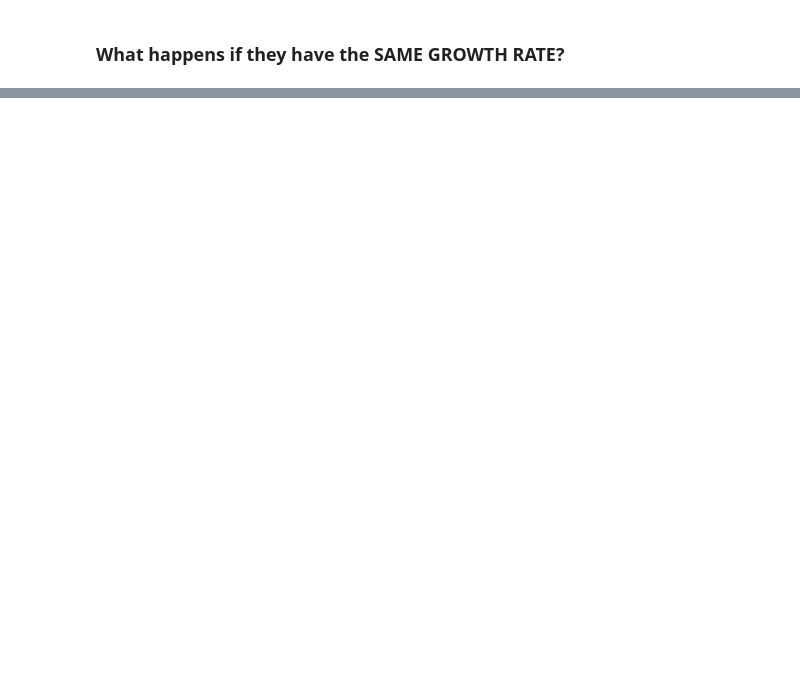
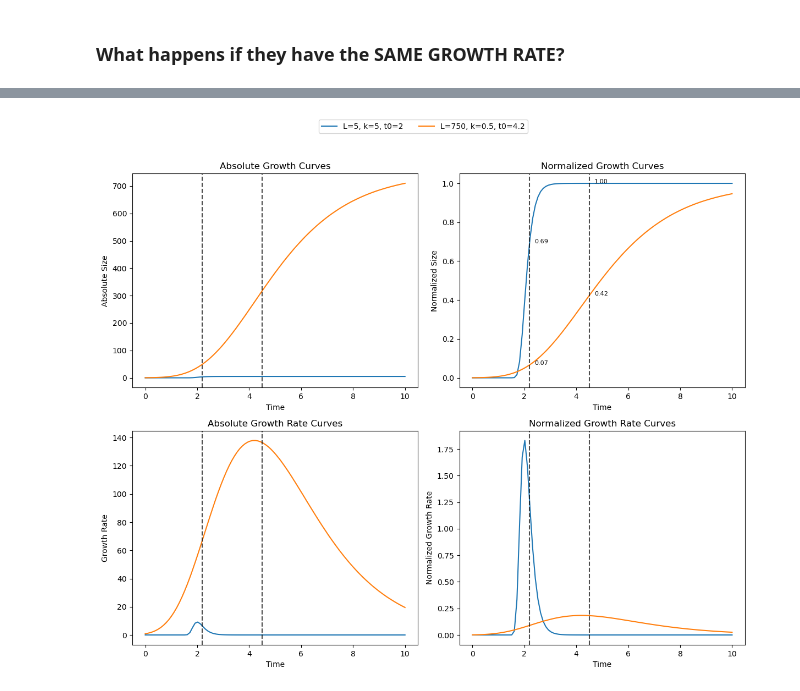
Before and after one commit to biagzi/altricial_brain_vocal_learning, a Jupyter notebook: code/Fig2Dto2G.ipynb, the cells around one changed output, grey strips where cells are left out. Saved outputs shown, nothing was run; the diff lists cells and outputs as text; code cells hidden in the pictures; blank space fills up the shorter version.

Commit message:
update in gompertz simulation

```diff
--- a/code/Fig2Dto2G.ipynb
+++ b/code/Fig2Dto2G.ipynb
@@ -143,0 +62,11 @@ plt.show()
+# %%
+# Choose the growth function to use
+normalized_growth = normalized_growth_Gompertz  # Use Gompertz growth function for consistency
+normalized_growth_rate = normalized_growth_rate_Gompertz  # Use Gompertz growth rate function for consistency
+
+# Define parameters for the growth function
+t_birth_values = [2.2,3.2]  # Different birth times
+L_k_t0_combinations = [(5, 4, 2,"lightgrey"), (100, 1, 3,"black")]  # Combinations of L, k, and t0
+
+# Generate time points
+t = np.linspace(0, 10, 100)
@@ -221,0 +228,76 @@ plt.tight_layout(rect=[0, 0, 1, 0.95])  # Leave space for the legend
+# %%
+# Define parameters for the growth function
+t_birth_values = [2.2,4.5]  # Different birth times
+L_k_t0_combinations = [(5, 5, 2), (750, 0.5, 4.2)]  # Combinations of L, k, and t0
+
+# Generate time points
+t = np.linspace(0, 10, 100)
+
+# Create a figure with 4 subplots
+fig, ax = plt.subplots(nrows=2, ncols=2, figsize=(12, 10))
+
+# Plot the absolute growth curves (left column, top)
+for L, k, t0 in L_k_t0_combinations:  # Iterate over L, k, and t0 combinations
+    y = normalized_growth(t, k, t0, L)
+    ax[0, 0].plot(t, y, label=f'L={L}, k={k}, t0={t0}')
+
+# Add vertical lines for different birth times (absolute growth curves)
+for t_birth in t_birth_values:
+    ax[0, 0].axvline(x=t_birth, color='black', linestyle='--', alpha=0.7)
+
+# Plot the absolute growth rate curves (left column, bottom)
+for L, k, t0 in L_k_t0_combinations:  # Iterate over L, k, and t0 combinations
+    y = normalized_growth_rate(t, k, t0, L)
+    ax[1, 0].plot(t, y, label=f'L={L}, k={k}, t0={t0}')
+
+# Add vertical lines for different birth times (absolute growth rate curves)
+for t_birth in t_birth_values:
+    ax[1, 0].axvline(x=t_birth, color='black', linestyle='--', alpha=0.7)
+
+# Plot the normalized growth curves (right column, top)
+for L, k, t0 in L_k_t0_combinations:  # Iterate over L, k, and t0 combinations
+    y = normalized_growth(t, k, t0, L) / L  # Normalize by L
+    ax[0, 1].plot(t, y, label=f'L={L}, k={k}, t0={t0}')
+    # Add text where the vertical line intersects the curve
+    for t_birth in t_birth_values:
+        y_at_birth = normalized_growth(t_birth, k, t0, L) / L
+        ax[0, 1].text(t_birth + 0.2, y_at_birth, f'{y_at_birth:.2f}', color='black', fontsize=8)
+
+# Add vertical lines for different birth times (normalized growth curves)
+for t_birth in t_birth_values:
+    ax[0, 1].axvline(x=t_birth, color='black', linestyle='--', alpha=0.7)
+
+# Plot the normalized growth rate curves (right column, bottom)
+for L, k, t0 in L_k_t0_combinations:  # Iterate over L, k, and t0 combinations
+    y = normalized_growth_rate(t, k, t0, L) / L  # Normalize by L
+    ax[1, 1].plot(t, y, label=f'L={L}, k={k}, t0={t0}')
+
+# Add vertical lines for different birth times (normalized growth rate curves)
+for t_birth in t_birth_values:
+    ax[1, 1].axvline(x=t_birth, color='black', linestyle='--', alpha=0.7)
+
+# Set titles and labels
+ax[0, 0].set_title('Absolute Growth Curves')
+ax[0, 0].set_xlabel('Time')
+ax[0, 0].set_ylabel('Absolute Size')
+
+ax[1, 0].set_title('Absolute Growth Rate Curves')
+ax[1, 0].set_xlabel('Time')
+ax[1, 0].set_ylabel('Growth Rate')
+
+ax[0, 1].set_title('Normalized Growth Curves')
+ax[0, 1].set_xlabel('Time')
+ax[0, 1].set_ylabel('Normalized Size')
+
+ax[1, 1].set_title('Normalized Growth Rate Curves')
+ax[1, 1].set_xlabel('Time')
+ax[1, 1].set_ylabel('Normalized Growth Rate')
+
+# Add a single legend for the entire figure
+handles, labels = ax[0, 0].get_legend_handles_labels()
+fig.legend(handles, labels, loc='upper center', bbox_to_anchor=(0.5, 1.02), ncol=3)
+
+# Adjust layout
+plt.tight_layout(rect=[0, 0, 1, 0.95])  # Leave space for the legend
+# %% [output]
+[figure, added]
```
Also changed, not shown: parts of 4 cells of this notebook, 1 other file.
